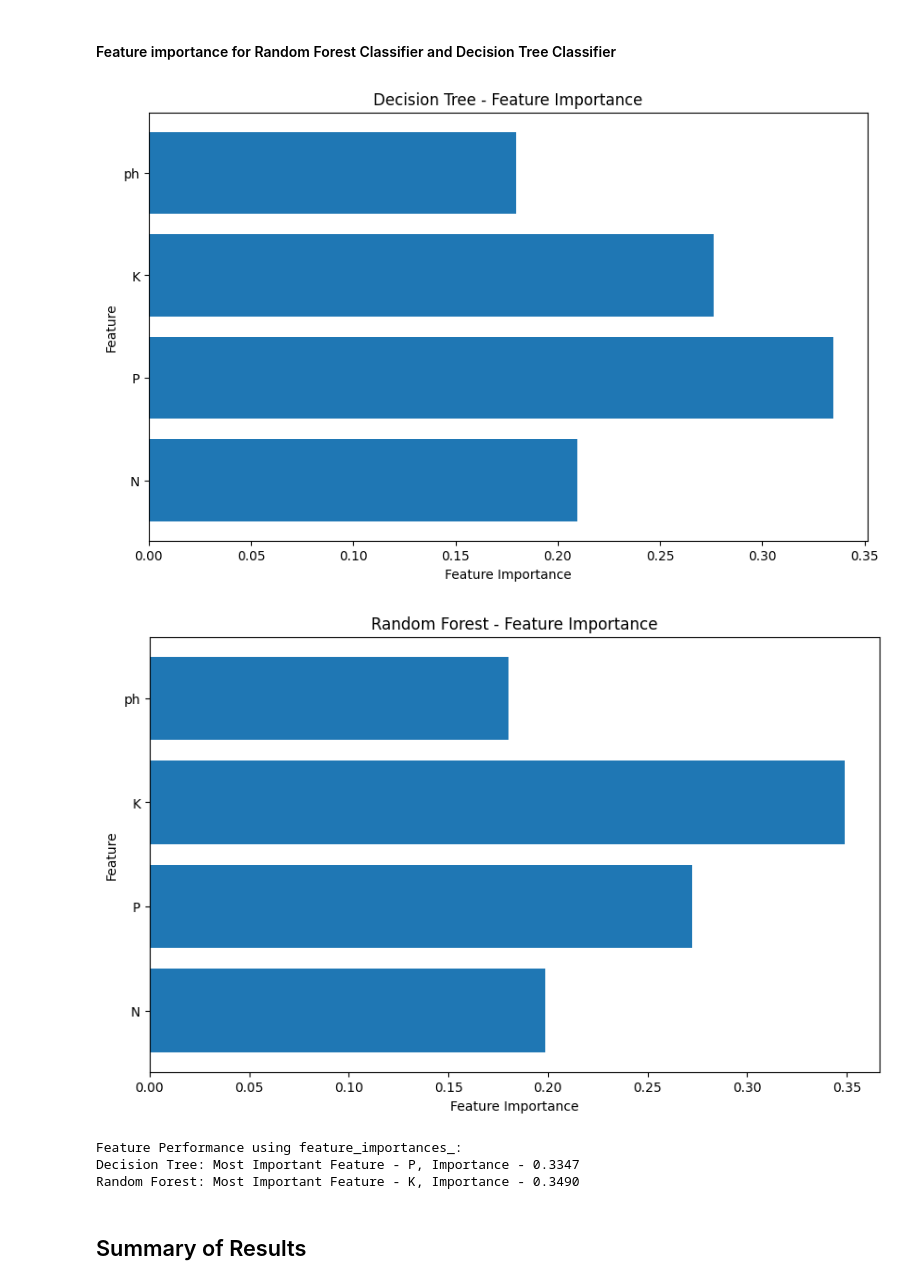
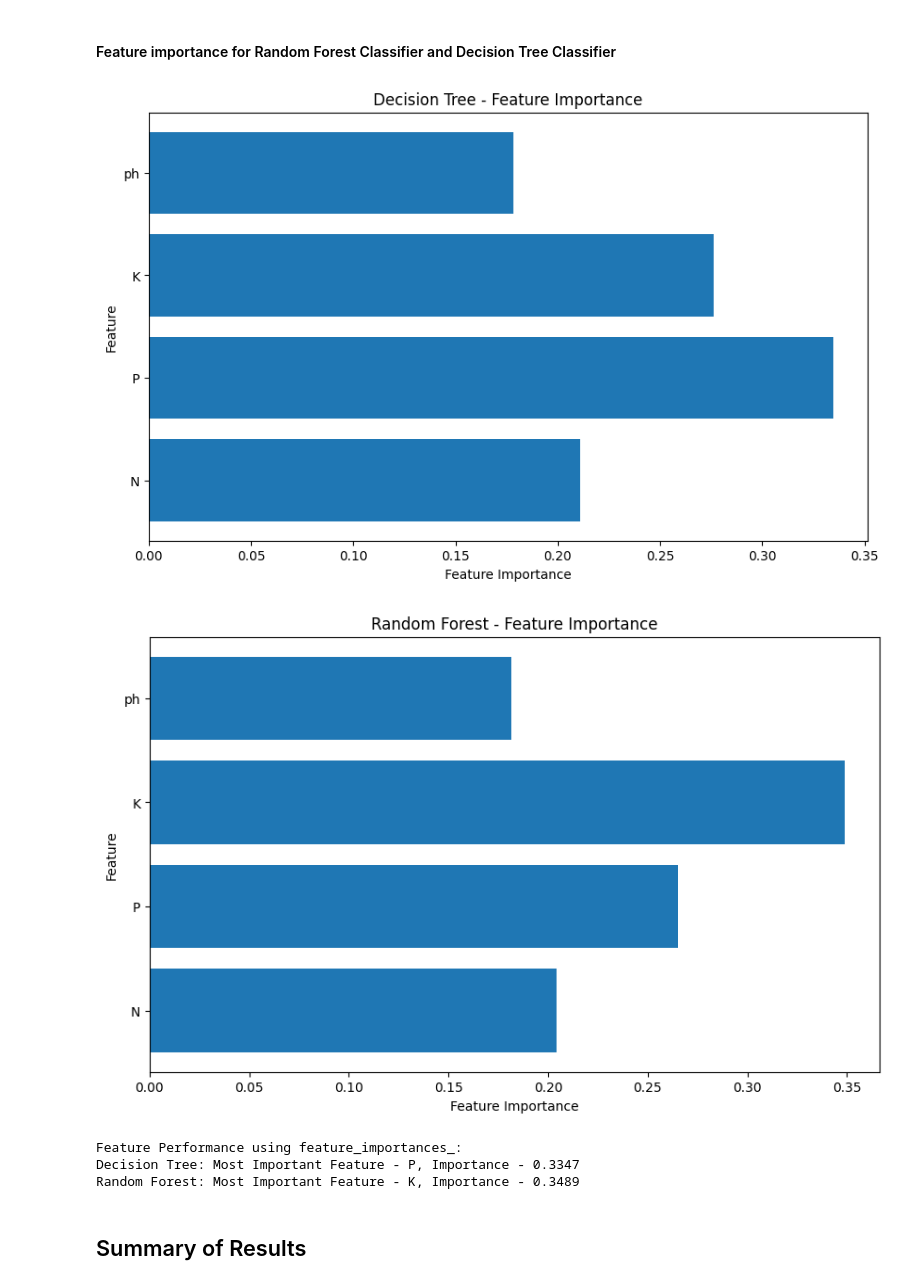
Before and after one commit to matchi-1/Predictive-Modeling-for-Agriculture, a Jupyter notebook: notebooks/Predictive-Modeling-for-Agriculture.ipynb, the cells around one changed output. Drawn from its saved outputs; the diff is of its cells as text; code cells hidden in the pictures.

Commit message:
fixed x_train_scaled parameter

```diff
--- a/notebooks/Predictive-Modeling-for-Agriculture.ipynb
+++ b/notebooks/Predictive-Modeling-for-Agriculture.ipynb
@@ -429,38 +429,38 @@ def find_best_feature_performance(X_train, X_test, y_train, y_test, best_models)
 
         model.fit(X_train_scaled, y_train)
 
         # Get feature importances
         feature_importance = model.feature_importances_
 
         # Identify the most important feature
         most_important_feature_index = feature_importance.argmax()
         most_important_feature_name = X_train.columns[most_important_feature_index]
         feature_performance[model_name] = {
             'Feature': most_important_feature_name,
             'Importance': feature_importance[most_important_feature_index]
         }
 
         # Plot feature importances
         plt.figure(figsize=(10, 6))
         plt.barh(range(len(feature_importance)), feature_importance, align='center')
         plt.yticks(range(len(feature_importance)), X_train.columns)
         plt.xlabel('Feature Importance')
         plt.ylabel('Feature')
         plt.title(f'{model_name} - Feature Importance')
         plt.show()
 
     return feature_performance
 
-feature_performance = find_best_feature_performance(X_train, X_test, y_train, y_test, best_models)
+feature_performance = find_best_feature_performance(X_train_scaled, X_test_scaled, y_train, y_test, best_models)
 print("Feature Performance using feature_importances_:")
 for model_name, perf in feature_performance.items():
     print(f"{model_name}: Most Important Feature - {perf['Feature']}, Importance - {perf['Importance']:.4f}")
 # %% [output]
 [figure]
-[figure, old version]
+[figure, new version]
 Feature Performance using feature_importances_:
 Decision Tree: Most Important Feature - P, Importance - 0.3347
-Random Forest: Most Important Feature - K, Importance - 0.3490
+Random Forest: Most Important Feature - K, Importance - 0.3489
 # %%
 feature_performance['Logistic Regression'] = {
             'Feature': log_reg_best_feature,
```
Also changed, not shown: parts of 3 cells of this notebook.
